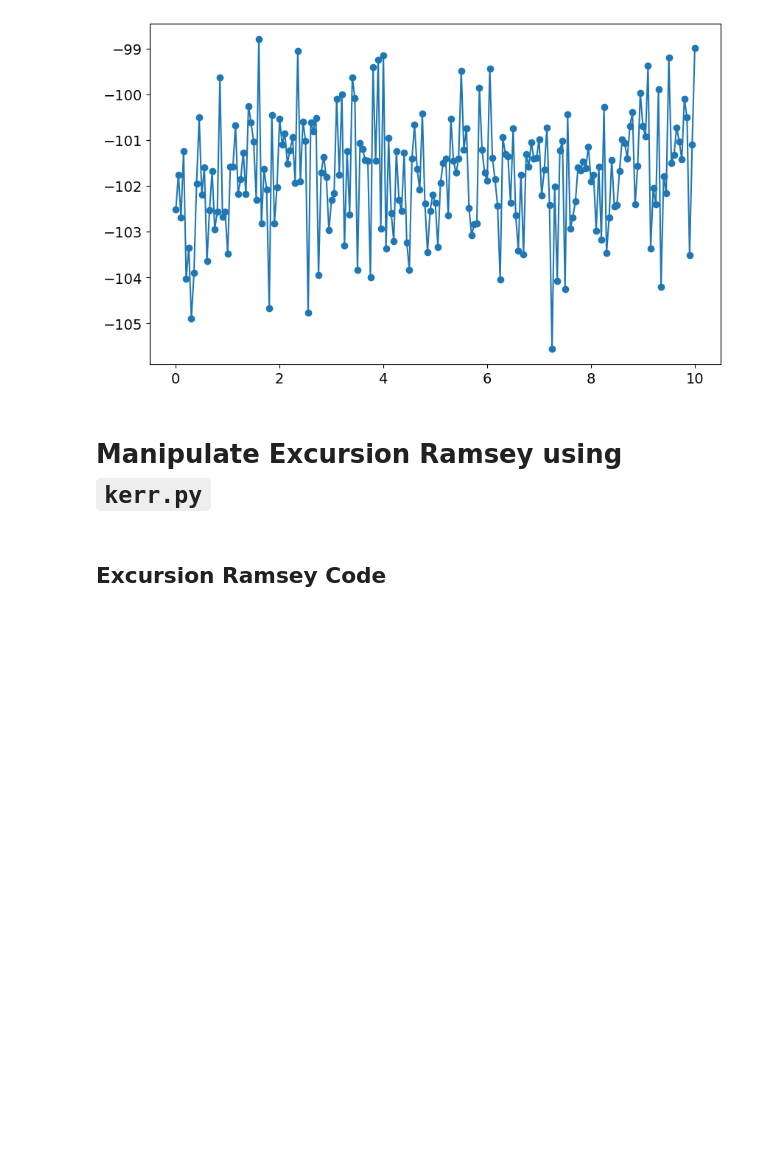
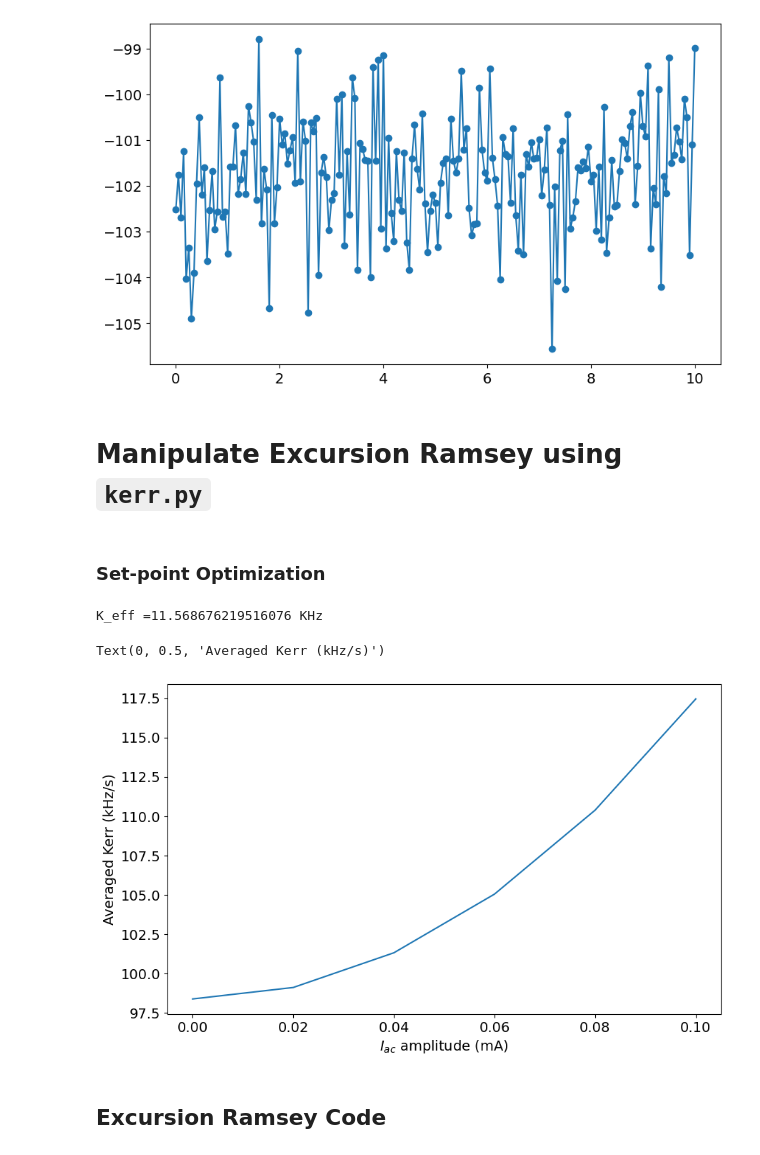
Before and after one commit to SchusterLab/multimode_expts, a Jupyter notebook: measurement_notebooks/jonginn/multiphoton_calibration_v2_jonginn.ipynb, the cells around one changed output. Saved outputs shown, nothing was run; the diff lists cells and outputs as text; code cells hidden in the pictures; blank space fills up the shorter version.

```diff
--- a/measurement_notebooks/jonginn/multiphoton_calibration_v2_jonginn.ipynb
+++ b/measurement_notebooks/jonginn/multiphoton_calibration_v2_jonginn.ipynb
@@ -4815,6 +4819,53 @@ plt.scatter(cavity_ramsey.cfg.expt.length_to_sweeps,
 [figure]
 # %% [markdown]
 # Manipulate Excursion Ramsey using `kerr.py`
+# %% [markdown]
+### Set-point Optimization
+# %%
+from scipy.optimize import curve_fit
+
+def exp_model(x, A, k, C):
+    return A * np.exp(k * x) + C
+
+Ic_list = [0.1,0.15, 0.2, 0.25, 0.3, 0.4, 0.5, 0.6]
+Ic_list_fine = np.linspace(Ic_list[0], Ic_list[-1], 601)
+Ic_list = np.array(Ic_list)
+Kerr_list =  [98.73417721518987, 56.32911392405064, 33.54430379746836,  19.620253164556964,12.025316455696203,  4.746835443037975, 1.2658227848101267, 0.31645569620253167]
+#mA and kHz/s
+
+popt, pcov = curve_fit(
+    exp_model, Ic_list, Kerr_list)
+
+def current_vs_Kerr(x):
+    return exp_model(x, *popt)
+# %%
+def kerr_time_average_numeric(I_dc, I_ac, phi=0.0, n=20000):
+    """
+    <K(I_dc + I_ac sin(theta+phi))> over one period.
+    """
+    theta = np.linspace(0, 2*np.pi, n, endpoint=False)
+    # I_t = I_dc + I_ac * np.sin(theta + phi)
+    I_t = I_dc + I_ac * (0.5 * np.sin(theta)+0.3*np.sin(theta-2 * np.pi/ 20))
+
+    return np.mean(current_vs_Kerr(I_t))
+
+Keff = kerr_time_average_numeric(I_dc=0.30, I_ac=0.02)
+print(f"K_eff ={Keff} KHz")
+# %% [output]
+K_eff =11.568676219516076 KHz
+# %%
+Kerr_gain = []
+I_dc = 0.1
+excursion_gain_list = [0.0, 0.02, 0.04, 0.06, 0.08, 0.1]
+for I_ac in excursion_gain_list:
+    Kerr_gain.append(kerr_time_average_numeric(I_dc, I_ac))
+fig, ax = plt.subplots()
+ax.plot(excursion_gain_list, Kerr_gain)
+ax.set_xlabel("$I_{ac}$ amplitude (mA)")
+ax.set_ylabel("Averaged Kerr (kHz/s)")
+# %% [output]
+Text(0, 0.5, 'Averaged Kerr (kHz/s)')
+[figure, added]
 # %% [markdown]
 ## Excursion Ramsey Code
 # %%
```
Also changed, not shown: parts of 5 cells of this notebook, 25 other files.
